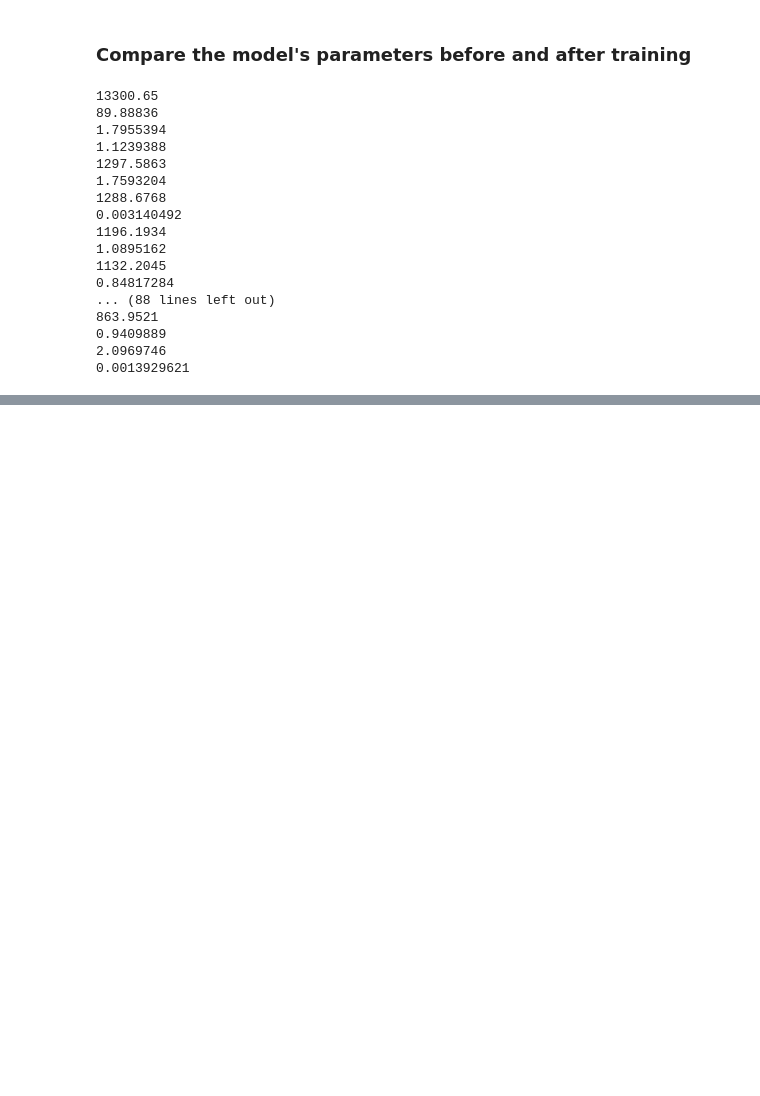
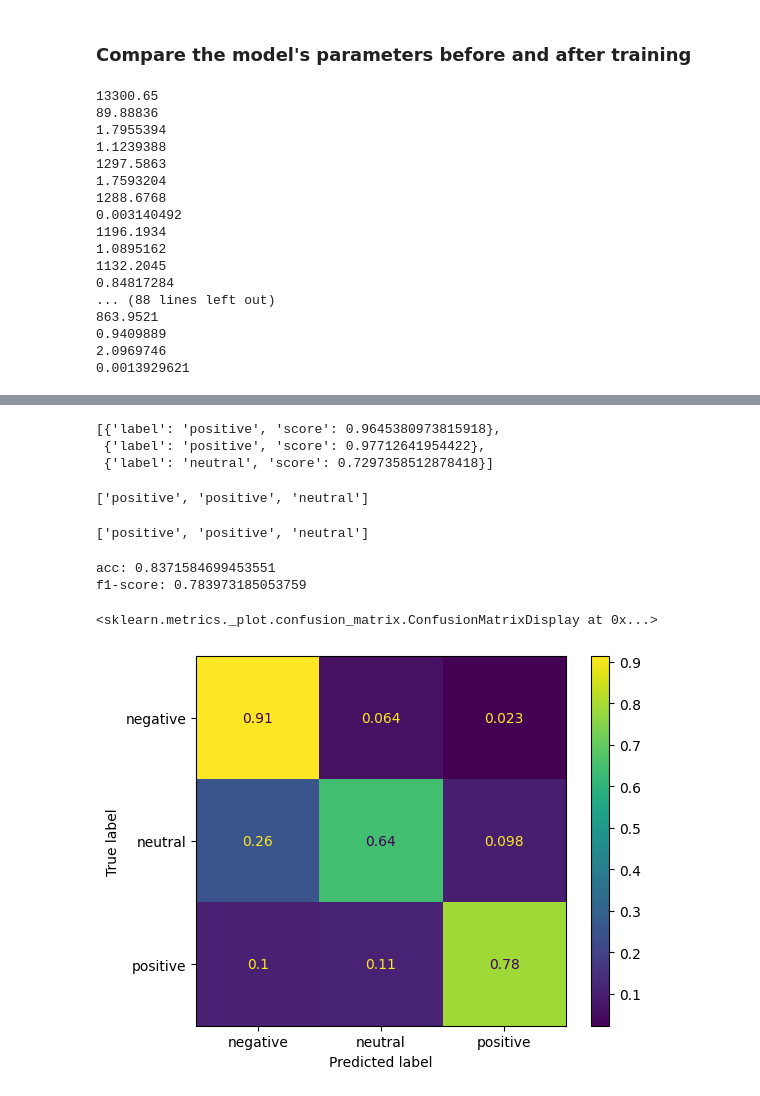
Before and after one commit to KlemPear/MachineLearning, a Jupyter notebook: Transformers/Fine_Tuning_Sentiment_Analysis.ipynb, the cells around one changed output, grey strips where cells are left out. Saved outputs shown, nothing was run; the diff lists cells and outputs as text; code cells hidden in the pictures; blank space fills up the shorter version.

```diff
--- a/Transformers/Fine_Tuning_Sentiment_Analysis.ipynb
+++ b/Transformers/Fine_Tuning_Sentiment_Analysis.ipynb
@@ -236,0 +402,4 @@ for p1, p2 in zip(params_before, params_after):
+# %%
+savedmodel = pipeline('text-classification',
+                      model='sentiment_analysis_trainer/checkpoint-2061',
+                      device='mps')
@@ -236,0 +415,35 @@ for p1, p2 in zip(params_before, params_after):
+# %%
+test_pred = savedmodel(split['test']['sentence'])
+# %%
+test_pred[0:3]
+# %% [output]
+[{'label': 'positive', 'score': 0.9645380973815918},
+ {'label': 'positive', 'score': 0.97712641954422},
+ {'label': 'neutral', 'score': 0.7297358512878418}]
+# %%
+# def get_label(d):
+#   return int(d['label'].split('_')[1])
+
+test_pred = [d['label'] for d in test_pred]
+# %%
+test_pred[0:3]
+# %% [output]
+['positive', 'positive', 'neutral']
+# %%
+test_labels = [config.id2label[x] for x in split['test']['label']]
+test_labels[0:3]
+# %% [output]
+['positive', 'positive', 'neutral']
+# %%
+print("acc:", accuracy_score(test_labels, test_pred))
+print("f1-score:", f1_score(test_labels, test_pred, average='macro'))
+# %% [output]
+acc: 0.8371584699453551
+f1-score: 0.783973185053759
+# %%
+cm = confusion_matrix(test_labels, test_pred, normalize='true')
+disp = ConfusionMatrixDisplay(confusion_matrix=cm, display_labels=['negative', 'neutral', 'positive'])
+disp.plot()
+# %% [output]
+<sklearn.metrics._plot.confusion_matrix.ConfusionMatrixDisplay at 0x...>
+[figure, added]
```
Also changed, not shown: parts of 28 cells of this notebook.
